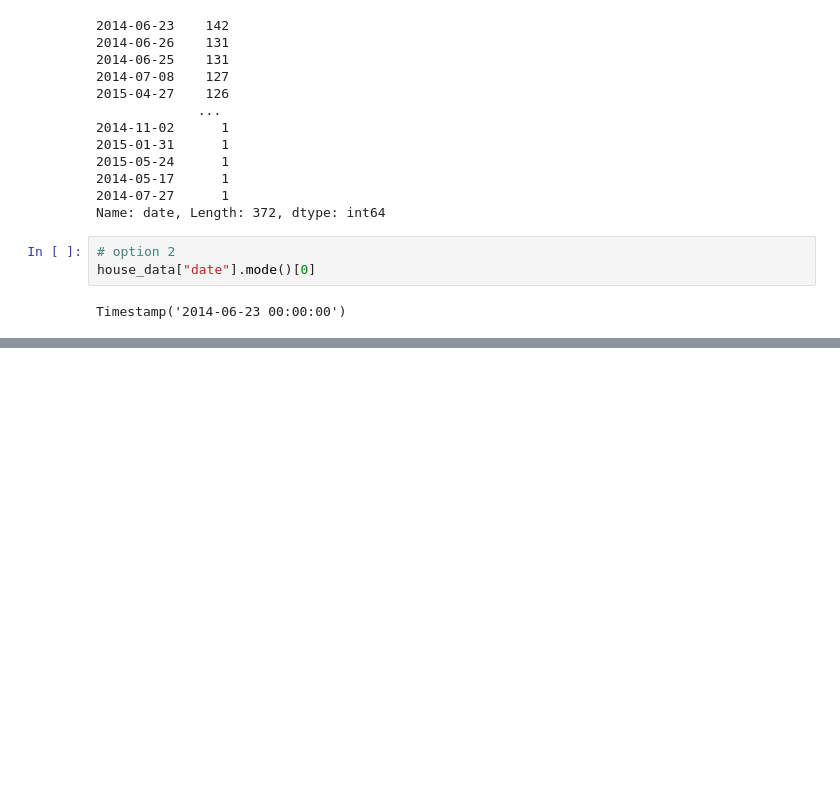
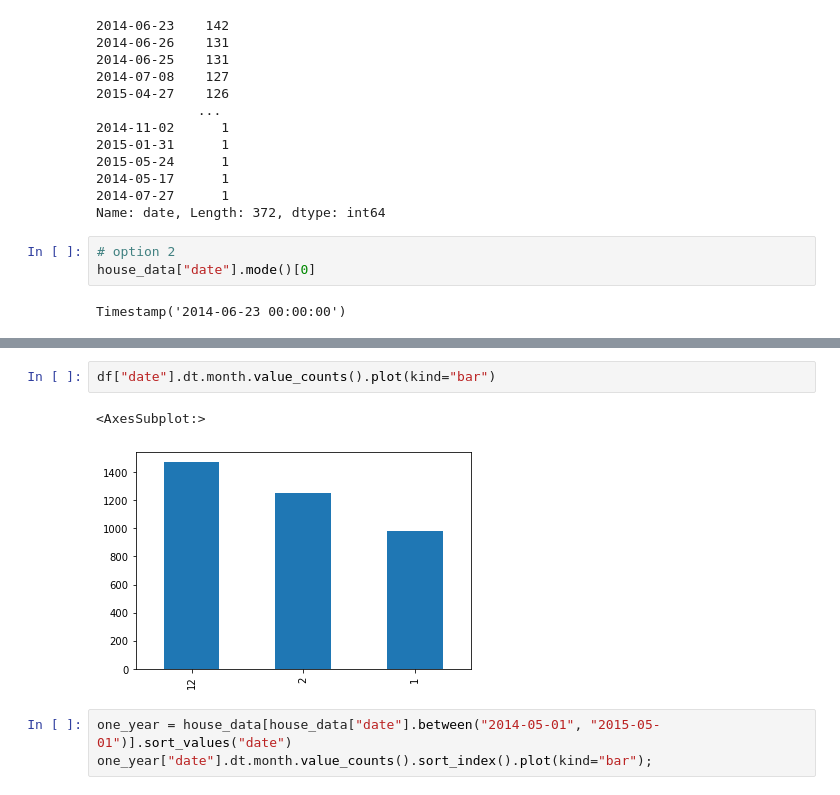
Before and after one commit to rigole/Data-Science-Revision-2023, a Jupyter notebook: exercice_of_datetime.ipynb, the cells around one changed output, grey strips where cells are left out. Drawn from its saved outputs; the diff is of its cells as text; blank space fills up the shorter version.

```diff
--- a/exercice_of_datetime.ipynb
+++ b/exercice_of_datetime.ipynb
@@ -85,0 +313,8 @@ Timestamp('2014-06-23 00:00:00')
+# %%
+df["date"].dt.month.value_counts().plot(kind="bar")
+# %% [output]
+<AxesSubplot:>
+[figure, added]
+# %%
+one_year = house_data[house_data["date"].between("2014-05-01", "2015-05-01")].sort_values("date")
+one_year["date"].dt.month.value_counts().sort_index().plot(kind="bar");
```
Also changed, not shown: parts of 19 cells of this notebook.
